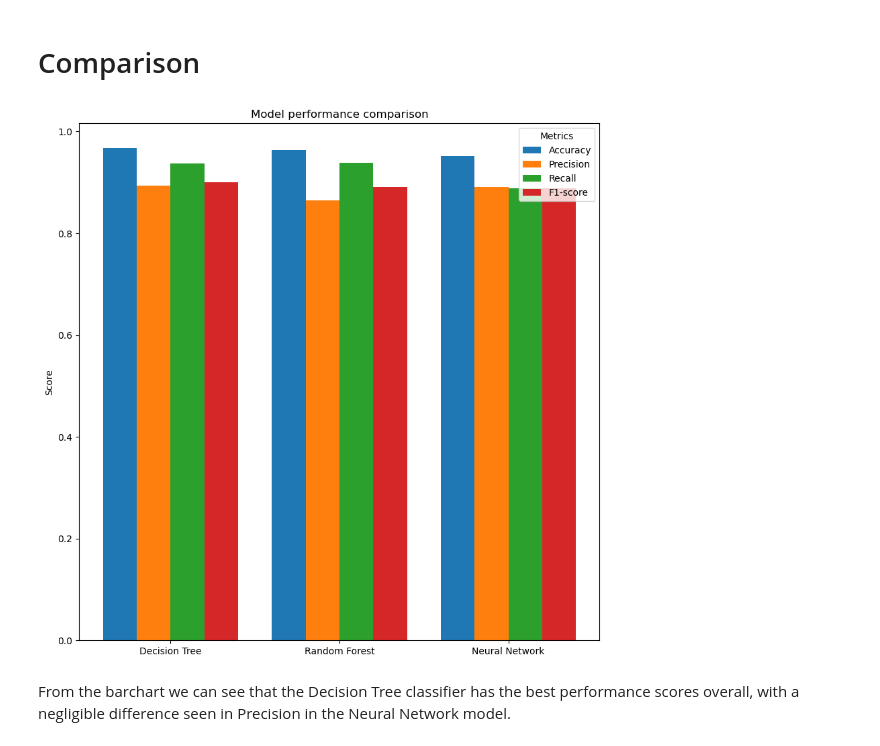
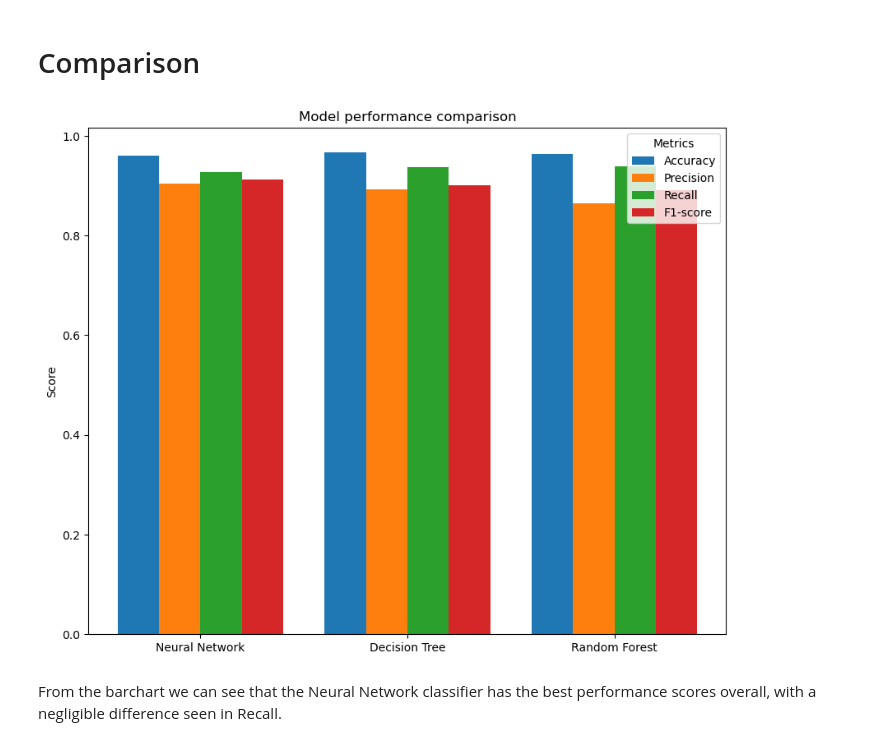
Before and after one commit to milagjurovska/ML25, a Jupyter notebook: 4_lab/chetvrta_laboratoriska.ipynb, the cells around one changed output. Cells and saved outputs as stored; diff of their text form; code cells hidden in the pictures.

```diff
--- a/4_lab/chetvrta_laboratoriska.ipynb
+++ b/4_lab/chetvrta_laboratoriska.ipynb
@@ -142,13 +142,13 @@ def nn_model(input_dim):
         Dense(64, activation='relu'),
         Dropout(0.2),
 
-        Dense(32, activation='relu'),
+        Dense(32, activation='sigmoid'),
 
         Dense(4, activation='softmax')
     ])
 
     model.compile(
-        optimizer=Adam(learning_rate=0.001),
+        optimizer=Adam(learning_rate=0.005),
         loss='categorical_crossentropy',
         metrics=['accuracy']
     )
@@ -208,34 +208,34 @@ for model in models:
         'Precision': precision_comaprison.get(model, 0),
         'Recall': recall_comaprison.get(model, 0),
         'F1-score': f1_comaprison.get(model, 0),
     }
 
 df = pd.DataFrame(results).T
 
 measures = df.columns.tolist()
 models = df.index.tolist()
 
 metrics = df.columns.tolist()
 num_models = len(models)
 num_metrics = len(metrics)
 
 x = np.arange(num_models)
 width = 0.2
 
-fig, ax = plt.subplots(figsize=(10,10))
+fig, ax = plt.subplots(figsize=(10,8))
 
 for i, metric in enumerate(metrics):
     ax.bar(x + i*width, df[metric], width, label=metric)
 
 ax.set_xticks(x + width*(num_metrics-1)/2)
 ax.set_xticklabels(models)
 
 ax.set_ylabel('Score')
 ax.set_title('Model performance comparison')
 ax.legend(title='Metrics')
 
 plt.show()
 # %% [output]
-[figure, old version]
+[figure, new version]
 # %% [markdown]
-From the barchart we can see that the Decision Tree classifier has the best performance scores overall, with a negligible difference seen in Precision in the Neural Network model.
+From the barchart we can see that the Neural Network classifier has the best performance scores overall, with a negligible difference seen in Recall.
```
Also changed, not shown: parts of 2 cells of this notebook.
